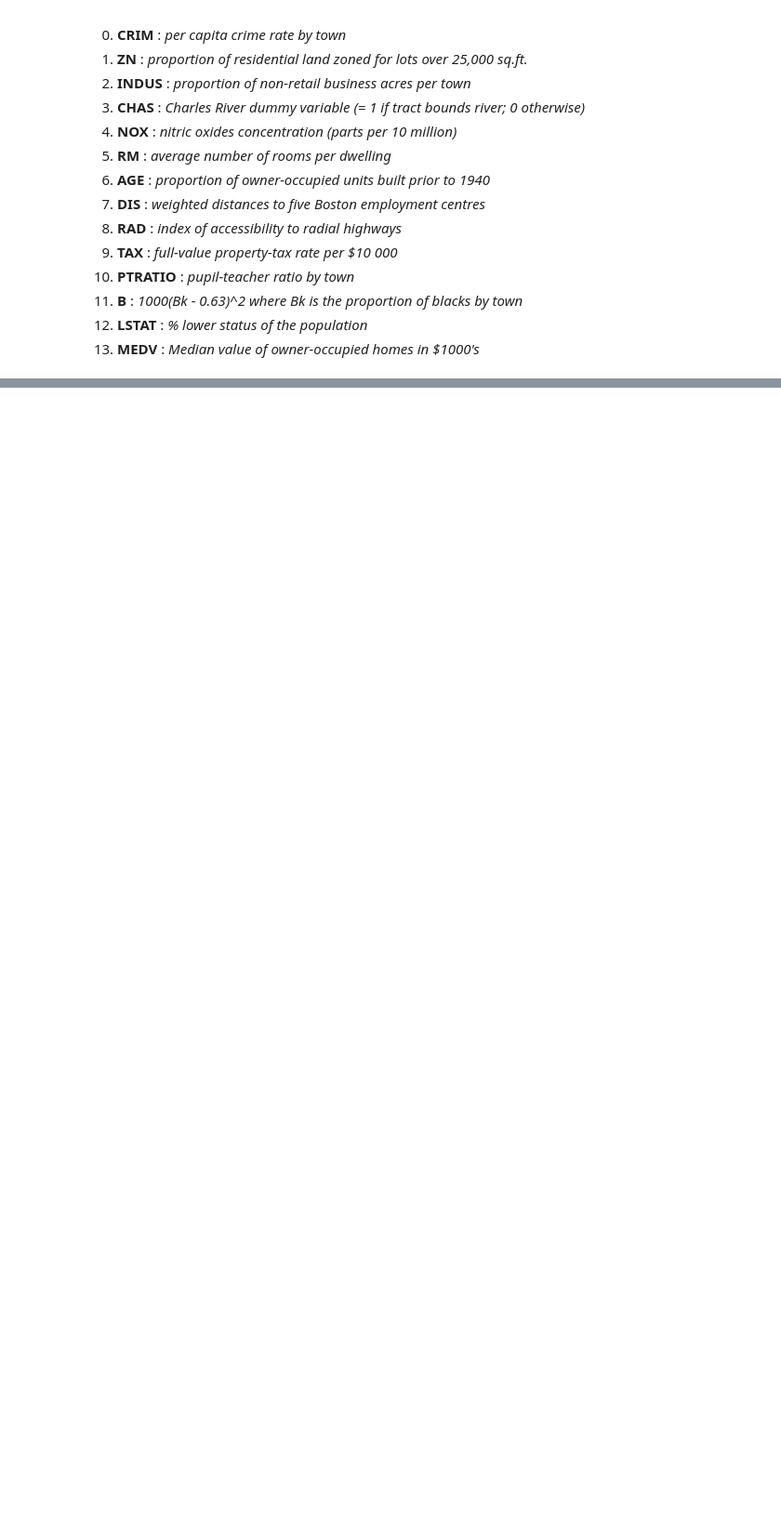
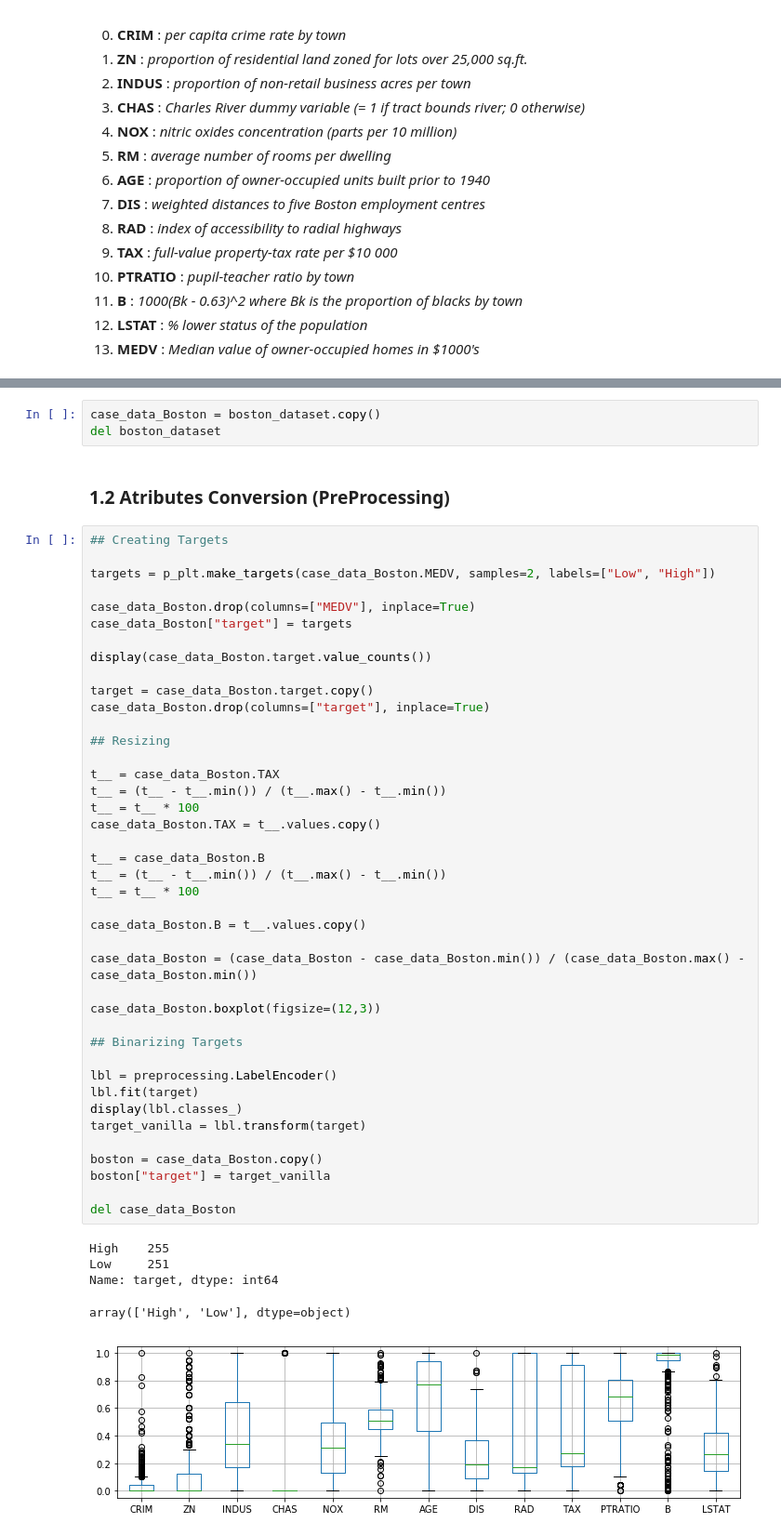
Before and after one commit to jahirmedinacs/datamining-p6, a Jupyter notebook: Practica6.ipynb, the cells around one changed output, grey strips where cells are left out. Shown: that part at 93% size. Drawn from its saved outputs; the diff is of its cells as text; blank space fills up the shorter version.

```diff
--- a/Practica6.ipynb
+++ b/Practica6.ipynb
@@ -440,0 +235,52 @@ this hypothesis remains equal.
+# %%
+case_data_Boston = boston_dataset.copy()
+del boston_dataset
+# %% [markdown]
+### 1.2 Atributes Conversion (PreProcessing)
+# %%
+## Creating Targets
+
+targets = p_plt.make_targets(case_data_Boston.MEDV, samples=2, labels=["Low", "High"])
+
+case_data_Boston.drop(columns=["MEDV"], inplace=True)
+case_data_Boston["target"] = targets
+
+display(case_data_Boston.target.value_counts())
+
+target = case_data_Boston.target.copy()
+case_data_Boston.drop(columns=["target"], inplace=True)
+
+## Resizing
+
+t__ = case_data_Boston.TAX
+t__ = (t__ - t__.min()) / (t__.max() - t__.min())
+t__ = t__ * 100
+case_data_Boston.TAX = t__.values.copy()
+
+t__ = case_data_Boston.B
+t__ = (t__ - t__.min()) / (t__.max() - t__.min())
+t__ = t__ * 100
+
+case_data_Boston.B = t__.values.copy()
+
+case_data_Boston = (case_data_Boston - case_data_Boston.min()) / (case_data_Boston.max() - case_data_Boston.min())
+
+case_data_Boston.boxplot(figsize=(12,3))
+
+## Binarizing Targets
+
+lbl = preprocessing.LabelEncoder()
+lbl.fit(target)
+display(lbl.classes_)
+target_vanilla = lbl.transform(target)
+
+boston = case_data_Boston.copy()
+boston["target"] = target_vanilla
+
+del case_data_Boston
+# %% [output]
+High    255
+Low     251
+Name: target, dtype: int64
+array(['High', 'Low'], dtype=object)
+[figure, added]
```
Also changed, not shown: parts of 71 cells of this notebook, 2 other files.
